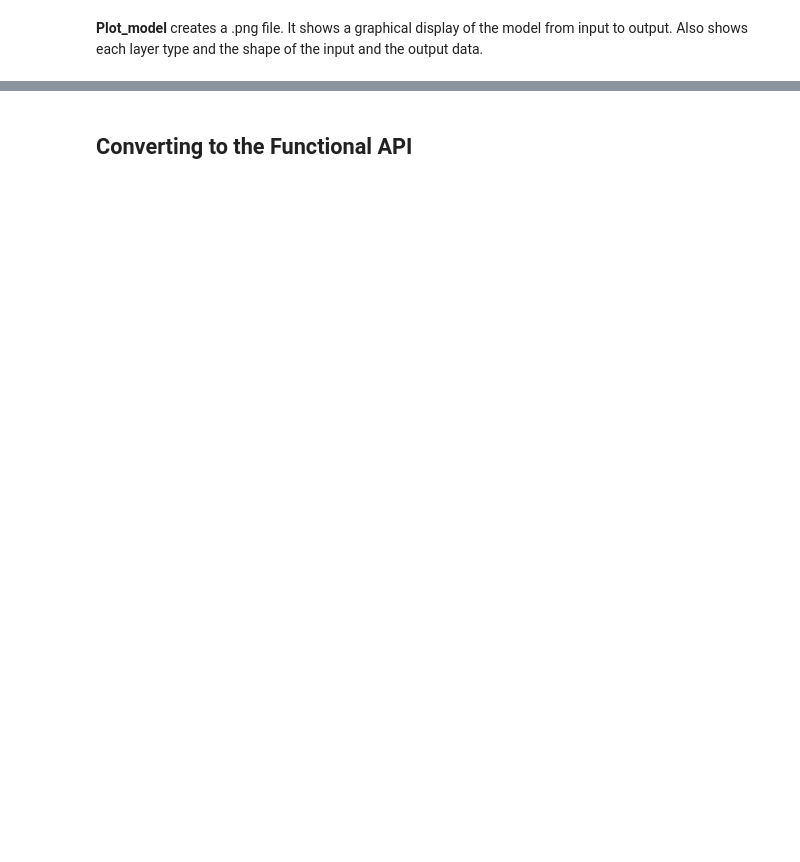
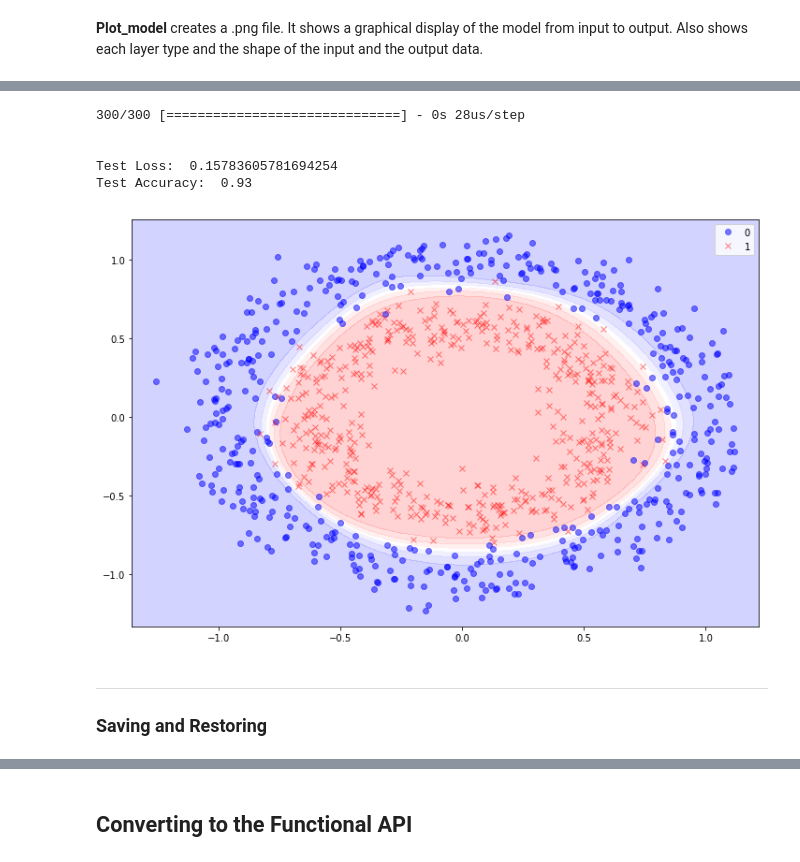
Before and after one commit to ylustina/Pluralsight, a Jupyter notebook: 04_Deep Learning with Keras/03_Constructing Models in Keras/03_Constructing Models in Keras - PLS.ipynb, the cells around one changed output, grey strips where cells are left out. Saved outputs shown, nothing was run; the diff lists cells and outputs as text; code cells hidden in the pictures; blank space fills up the shorter version.

```diff
--- a/04_Deep Learning with Keras/03_Constructing Models in Keras/03_Constructing Models in Keras - PLS.ipynb
+++ b/04_Deep Learning with Keras/03_Constructing Models in Keras/03_Constructing Models in Keras - PLS.ipynb
@@ -292,0 +308,18 @@ This callback will stop the training when the parameter we specify stops improvi
+# %%
+from keras.callbacks import EarlyStopping
+
+model = Sequential()
+
+model.add(Dense(4, input_shape=(2, ), activation='tanh', name='Hidden-1'))
+model.add(Dense(4, activation='tanh', name='Hidden-2'))
+model.add(Dense(1, activation='sigmoid', name='output_layer'))
+
+model.summary()
+
+model.compile(Adam(lr=0.05), 'binary_crossentropy', metrics=['accuracy'])
+
+
+# Defining early stopping callback
+early_callback = [EarlyStopping(monitor='val_acc', patience=5, mode='max')]
+
+model.fit(X_train, y_train, epochs=100, verbose=1, callbacks=early_callback, validation_data=(X_test, y_test))
@@ -292,0 +345,19 @@ This callback will stop the training when the parameter we specify stops improvi
+# %%
+# Loss and Accuracy
+eval_result = model.evaluate(X_test, y_test)
+print("\n\nTest Loss: ", eval_result[0], "\nTest Accuracy: ", eval_result[1])
+
+
+# Plotting the Decision Boundary
+plot_decision_boundary(model, X, y).show()
+# %% [output]
+300/300 [==============================] - 0s 28us/step
+
+
+Test Loss:  0.15783605781694254
+Test Accuracy:  0.93
+[figure, added]
+# %% [markdown]
+--------
+
+### Saving and Restoring
```
Also changed, not shown: parts of 18 cells of this notebook, 3 other files.
